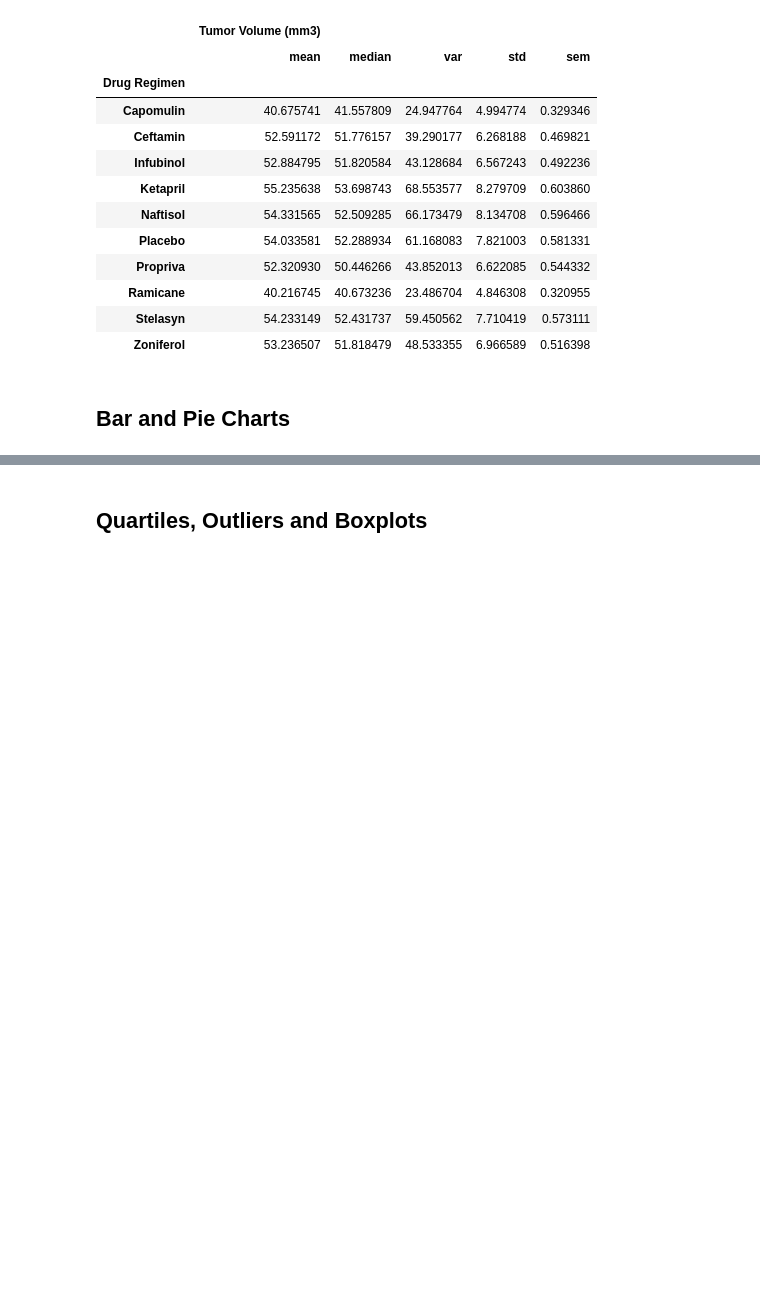
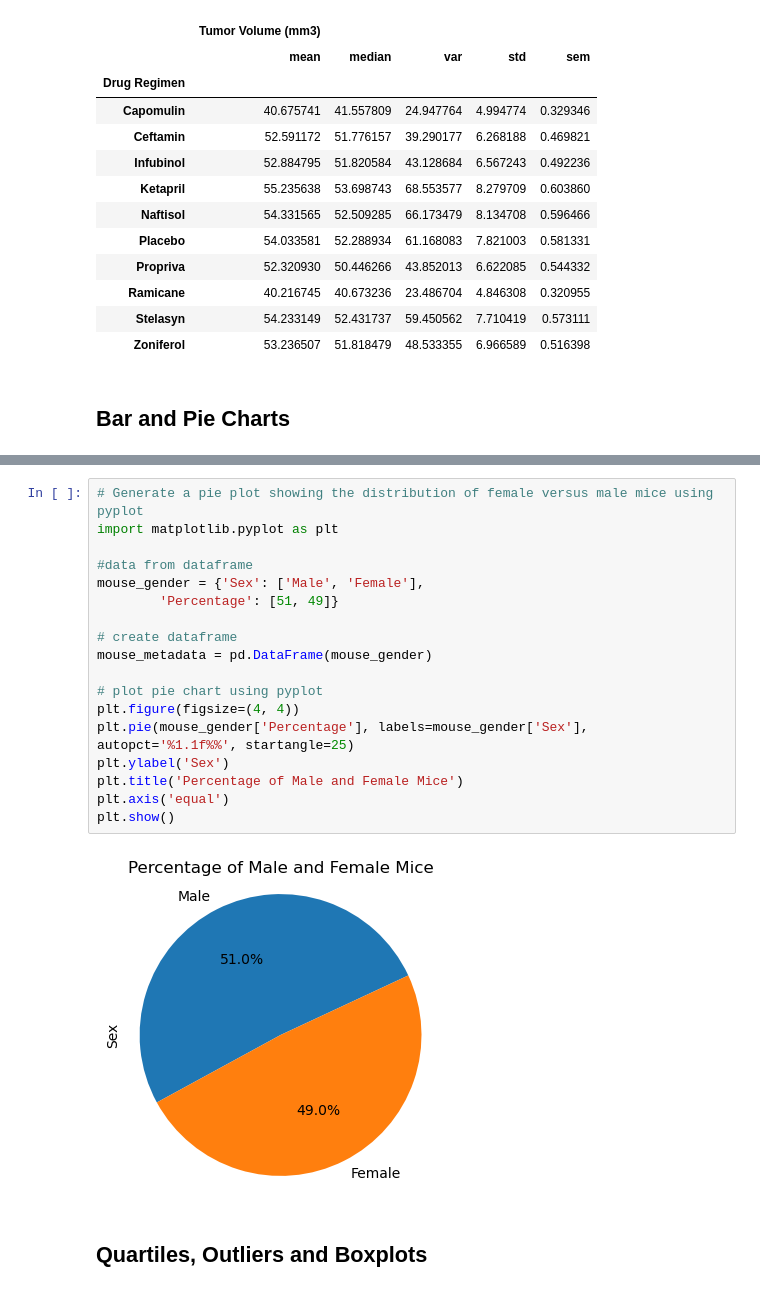
Before and after one commit to AdalbertPayan/matplotlib_challenge, a Jupyter notebook: Starter_Code/Pymaceuticals/pymaceuticals_starter.ipynb, the cells around one changed output, grey strips where cells are left out. Saved outputs shown, nothing was run; the diff lists cells and outputs as text; blank space fills up the shorter version.

```diff
--- a/Starter_Code/Pymaceuticals/pymaceuticals_starter.ipynb
+++ b/Starter_Code/Pymaceuticals/pymaceuticals_starter.ipynb
@@ -219,3 +245,23 @@ plt.tight_layout()
+# %%
+# Generate a pie plot showing the distribution of female versus male mice using pyplot
+import matplotlib.pyplot as plt
+
+#data from dataframe
+mouse_gender = {'Sex': ['Male', 'Female'],
+        'Percentage': [51, 49]}
+
+# create dataframe
+mouse_metadata = pd.DataFrame(mouse_gender)
+
+# plot pie chart using pyplot
+plt.figure(figsize=(4, 4))
+plt.pie(mouse_gender['Percentage'], labels=mouse_gender['Sex'], autopct='%1.1f%%', startangle=25)
+plt.ylabel('Sex')
+plt.title('Percentage of Male and Female Mice')
+plt.axis('equal')
+plt.show()
+# %% [output]
+[figure, added]
 # %% [markdown]
 ## Quartiles, Outliers and Boxplots
 # %%
```
Also changed, not shown: parts of 7 cells of this notebook, 2 other files.
